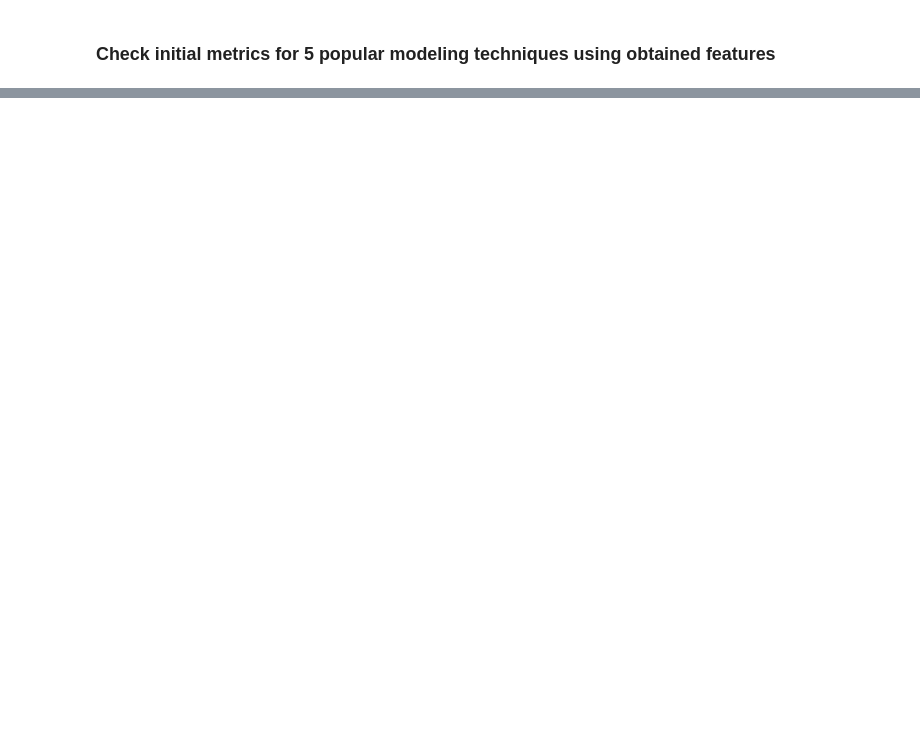
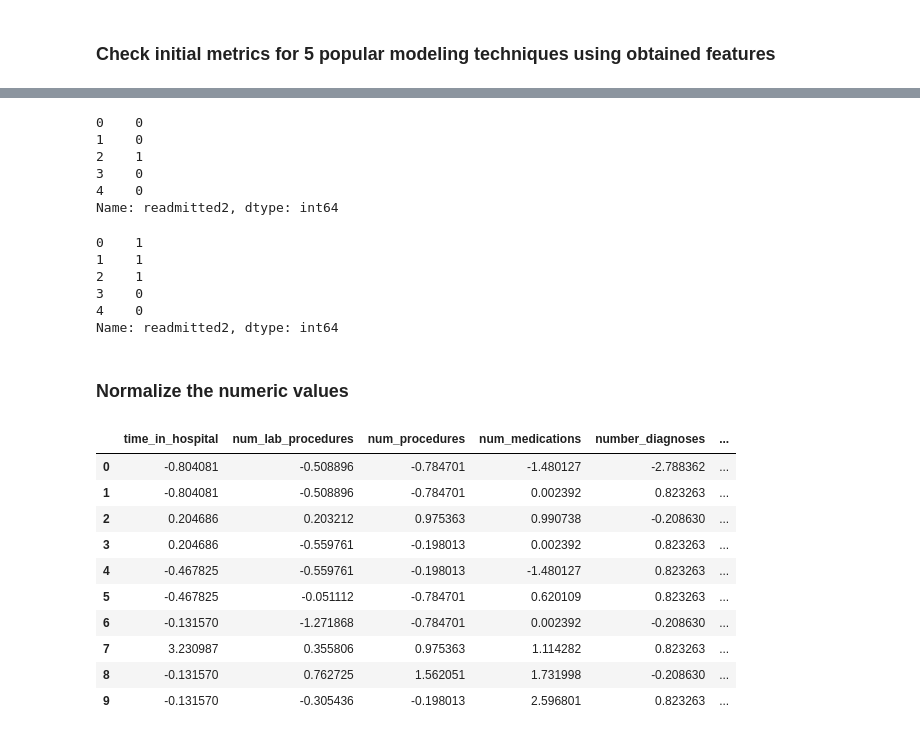
Before and after one commit to ace-racer/ClinicalHealthCareAnalytics, a Jupyter notebook: modeling/Diabetes Readmission prediction using ensemble modeling techniques.ipynb, the cells around one changed output, grey strips where cells are left out. Cells and saved outputs as stored; diff of their text form; code cells hidden in the pictures; blank space fills up the shorter version.

Commit message:
Add code for data pre processing

```diff
--- a/modeling/Diabetes Readmission prediction using ensemble modeling techniques.ipynb
+++ b/modeling/Diabetes Readmission prediction using ensemble modeling techniques.ipynb
@@ -27 +67,3 @@ training_X.head()
+# %%
+training_X = one_hot_encode(training_X)
 # %%
@@ -35,0 +111,56 @@ Name: readmitted2, dtype: object
+# %%
+training_Y = training_Y.apply(convert_readmitted)
+training_Y.head()
+# %% [output]
+0    0
+1    0
+2    1
+3    0
+4    0
+Name: readmitted2, dtype: int64
+# %%
+validation_Y = validation_Y.apply(convert_readmitted)
+validation_Y.head()
+# %% [output]
+0    1
+1    1
+2    1
+3    0
+4    0
+Name: readmitted2, dtype: int64
+# %% [markdown]
+### Normalize the numeric values
+# %%
+# feature scaling, features are standardized to have zero mean and unit variance
+feature_scale_cols = ['time_in_hospital', 'num_lab_procedures', 'num_procedures', 'num_medications',
+                      'number_diagnoses', 'number_inpatient', 'number_emergency_log', 'number_outpatient_log', 'Diabetes Med (Up)', 'Diabetes Med (Steady)', 'Diabetes Med (Down)']
+
+def standardize_numeric_values(train_df, validation_df=None):
+    # Fit on the training data
+    scaler = preprocessing.StandardScaler().fit(train_df[feature_scale_cols])
+
+    if validation_df is not None:
+        transform_df = validation_df
+    else:
+        transform_df = train_df
+
+    data_scaler = scaler.transform(transform_df[feature_scale_cols])
+    data_scaler_df = pd.DataFrame(data=data_scaler, columns=feature_scale_cols, index=transform_df.index)
+    transform_df.drop(feature_scale_cols, axis=1, inplace=True)
+    transform_df = pd.concat([transform_df, data_scaler_df], axis=1)
+    return transform_df
+# %%
+training_X = standardize_numeric_values(training_X)
+training_X[feature_scale_cols].head(10)
+# %% [output]
+|  | time_in_hospital | num_lab_procedures | num_procedures | num_medications | number_diagnoses | ... |
+| 0 | -0.804081 | -0.508896 | -0.784701 | -1.480127 | -2.788362 | ... |
+| 1 | -0.804081 | -0.508896 | -0.784701 | 0.002392 | 0.823263 | ... |
+| 2 | 0.204686 | 0.203212 | 0.975363 | 0.990738 | -0.208630 | ... |
+| 3 | 0.204686 | -0.559761 | -0.198013 | 0.002392 | 0.823263 | ... |
+| 4 | -0.467825 | -0.559761 | -0.198013 | -1.480127 | 0.823263 | ... |
+| 5 | -0.467825 | -0.051112 | -0.784701 | 0.620109 | 0.823263 | ... |
+| 6 | -0.131570 | -1.271868 | -0.784701 | 0.002392 | -0.208630 | ... |
+| 7 | 3.230987 | 0.355806 | 0.975363 | 1.114282 | 0.823263 | ... |
+| 8 | -0.131570 | 0.762725 | 1.562051 | 1.731998 | -0.208630 | ... |
+| 9 | -0.131570 | -0.305436 | -0.198013 | 2.596801 | 0.823263 | ... |
```
Also changed, not shown: parts of 15 cells of this notebook.
